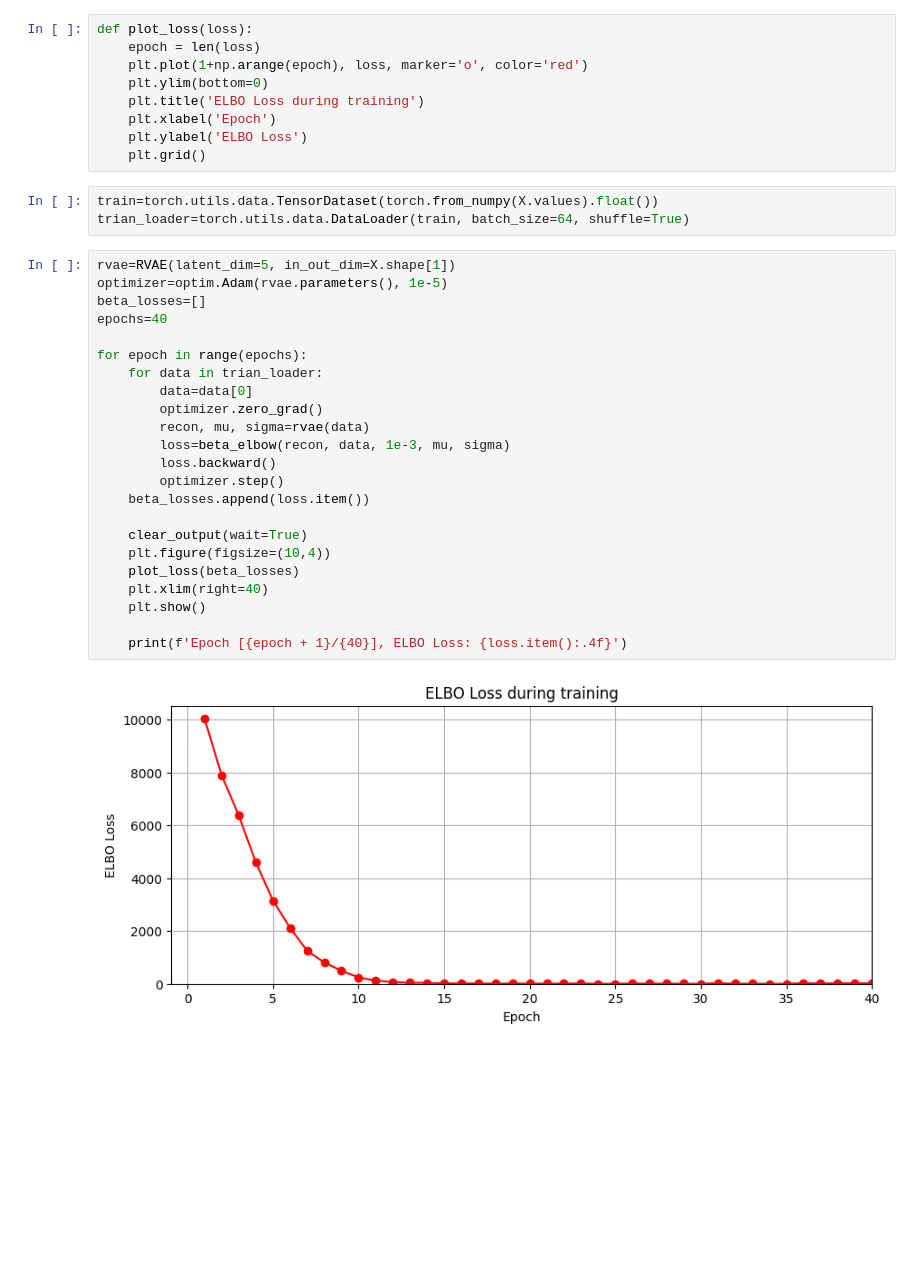
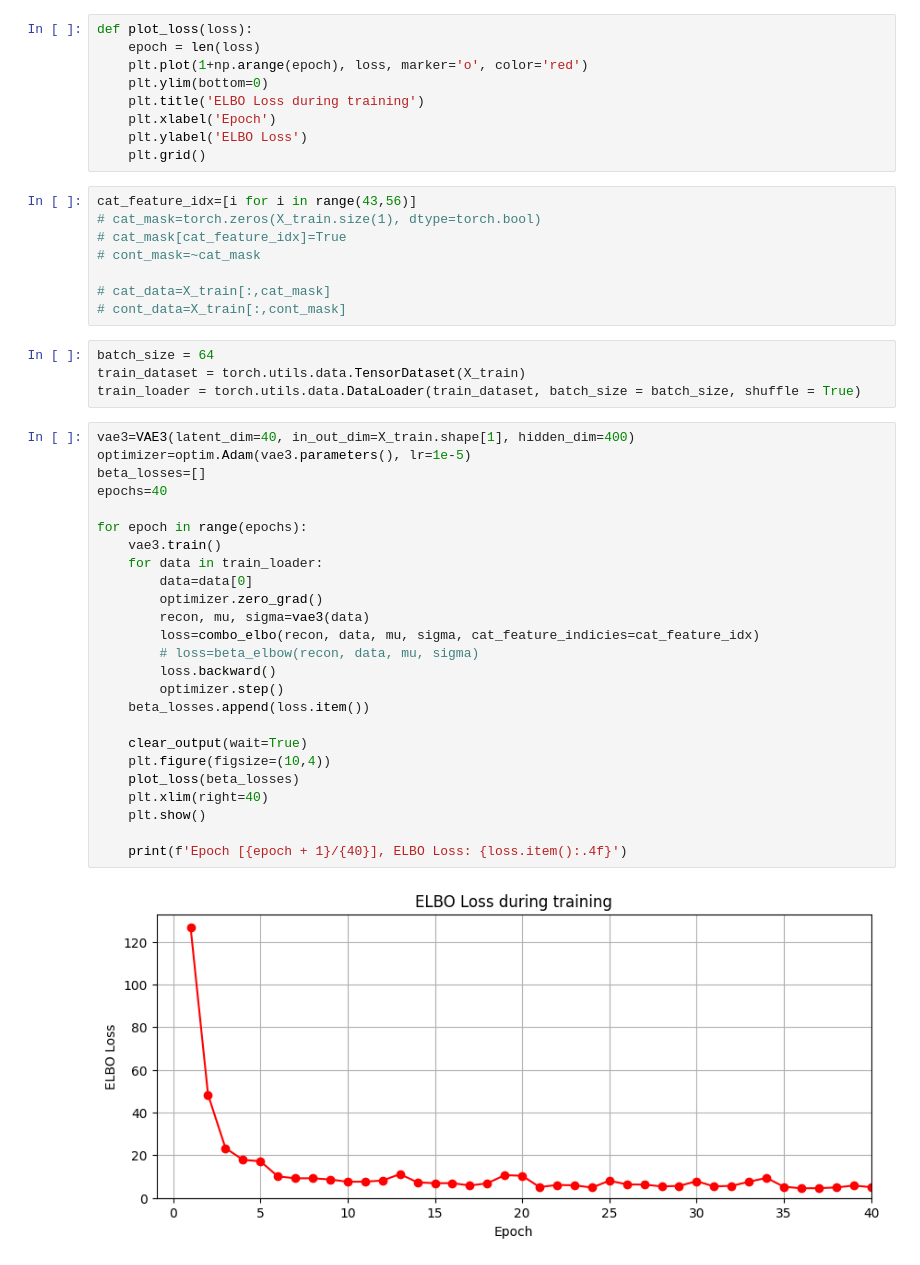
Before and after one commit to connormcmanigal/IoT-IDS-VAE-Classification, a Jupyter notebook: some_looking_around.ipynb, the cells around one changed output. Cells and saved outputs as stored; diff of their text form; blank space fills up the shorter version.

Commit message:
RVAE=gone. New architecure with mix loss

```diff
--- a/some_looking_around.ipynb
+++ b/some_looking_around.ipynb
@@ -72,31 +112,42 @@ def plot_loss(loss):
     plt.xlabel('Epoch')
     plt.ylabel('ELBO Loss')
     plt.grid()
+# %%
+cat_feature_idx=[i for i in range(43,56)]
+# cat_mask=torch.zeros(X_train.size(1), dtype=torch.bool)
+# cat_mask[cat_feature_idx]=True
+# cont_mask=~cat_mask
+
+# cat_data=X_train[:,cat_mask]
+# cont_data=X_train[:,cont_mask]
 # %%
-train=torch.utils.data.TensorDataset(torch.from_numpy(X.values).float())
-trian_loader=torch.utils.data.DataLoader(train, batch_size=64, shuffle=True)
+batch_size = 64
+train_dataset = torch.utils.data.TensorDataset(X_train)
+train_loader = torch.utils.data.DataLoader(train_dataset, batch_size = batch_size, shuffle = True)
 # %%
-rvae=RVAE(latent_dim=5, in_out_dim=X.shape[1])
-optimizer=optim.Adam(rvae.parameters(), 1e-5)
+vae3=VAE3(latent_dim=40, in_out_dim=X_train.shape[1], hidden_dim=400)
+optimizer=optim.Adam(vae3.parameters(), lr=1e-5)
 beta_losses=[]
 epochs=40
 
 for epoch in range(epochs):
-    for data in trian_loader:
+    vae3.train()
+    for data in train_loader:
         data=data[0]
         optimizer.zero_grad()
-        recon, mu, sigma=rvae(data)
-        loss=beta_elbow(recon, data, 1e-3, mu, sigma)
+        recon, mu, sigma=vae3(data)
+        loss=combo_elbo(recon, data, mu, sigma, cat_feature_indicies=cat_feature_idx)
+        # loss=beta_elbow(recon, data, mu, sigma)
         loss.backward()
         optimizer.step()
     beta_losses.append(loss.item())
 
     clear_output(wait=True)
     plt.figure(figsize=(10,4))
     plot_loss(beta_losses)
     plt.xlim(right=40)
     plt.show()
 
     print(f'Epoch [{epoch + 1}/{40}], ELBO Loss: {loss.item():.4f}')
 # %% [output]
-[figure, old version]
+[figure, new version]
```
Also changed, not shown: parts of 5 cells of this notebook, 3 other files.
